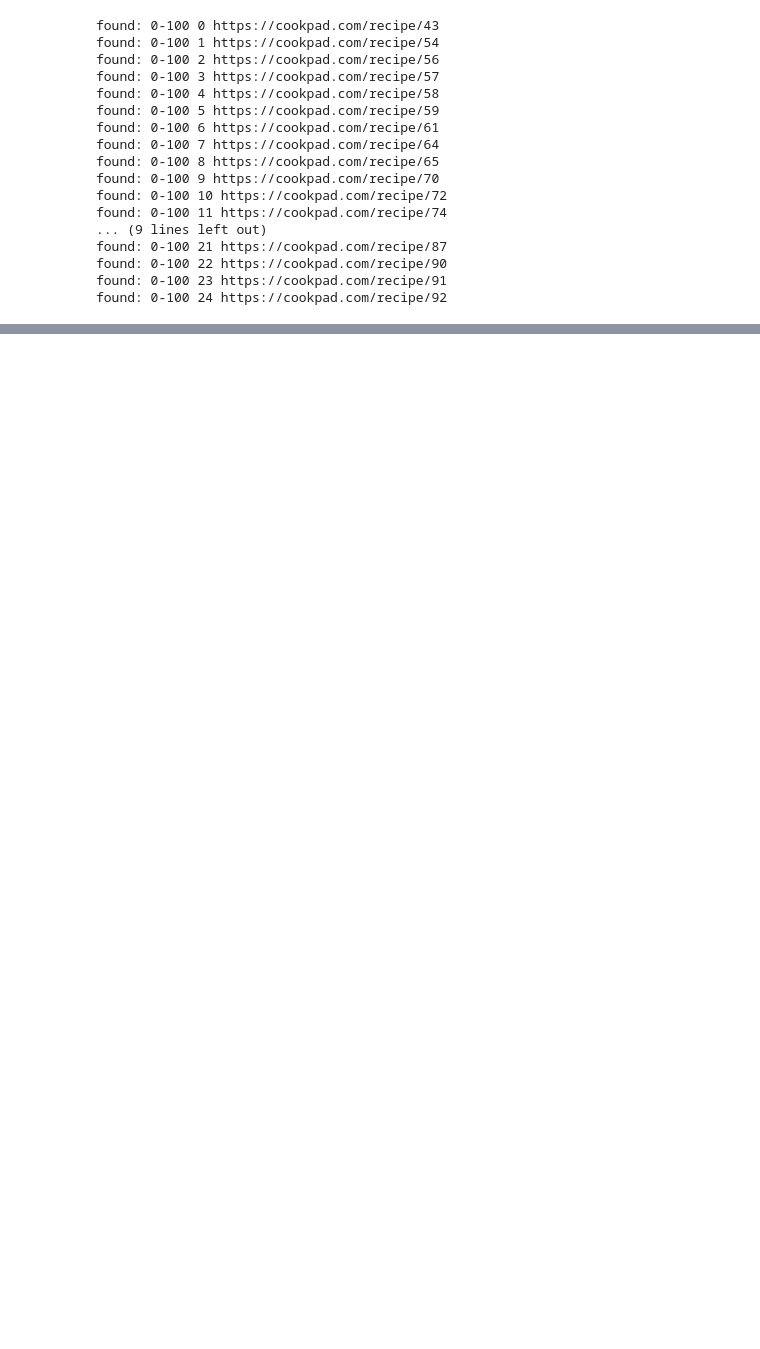
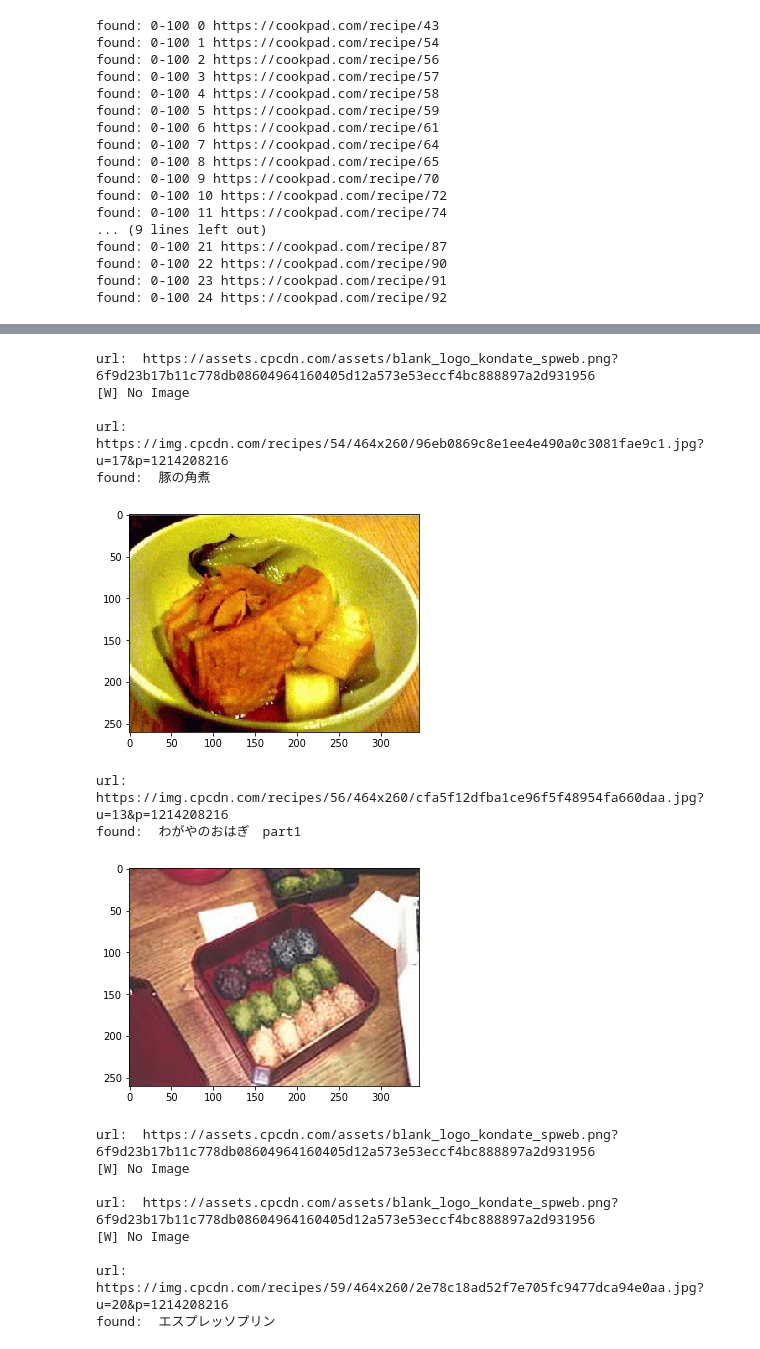
Before and after one commit to Takashi-Ishikawa-0419/dapkooc, a Jupyter notebook: cookpad.ipynb, the cells around one changed output, grey strips where cells are left out. Drawn from its saved outputs; the diff is of its cells as text; code cells hidden in the pictures; blank space fills up the shorter version.

```diff
--- a/cookpad.ipynb
+++ b/cookpad.ipynb
@@ -42,7 +42,7 @@ while(num < nb_menu and tmp < end): # nb_menu個見つけるか、startがendに
             continue
 
 
-with open('data/menu-' + str(start) + '-' + str(end) + '.pkl', 'wb') as f:
+with open('data_sample/menu-' + str(start) + '-' + str(end) + '.pkl', 'wb') as f:
     pickle.dump(menu, f)
 # %% [output]
 found: 0-100 0 https://cookpad.com/recipe/43
@@ -63,10 +63,10 @@ found: 0-100 22 https://cookpad.com/recipe/90
 found: 0-100 23 https://cookpad.com/recipe/91
 found: 0-100 24 https://cookpad.com/recipe/92
 # %%
-with open('data/menu-0-100.pkl', 'rb') as f:
+with open('data_sample/menu-0-100.pkl', 'rb') as f:
     hoge = pickle.load(f)
 
-for i in range(len(hoge)):
+for i in range(3): #range(len(hoge)):
     print()
     print(i)
     print('name: ', hoge[i]['name'])
@@ -95,0 +99,49 @@ recipeInstructions:  ['中華は用意が肝心。豆腐は布巾で包んでボ
+# %%
+import pickle
+
+import io
+import urllib.request
+from PIL import Image
+
+import numpy as np
+import matplotlib.pyplot as plt
+
+# No Image のときの画像はいらない
+url_blacklist = ['https://assets.cpcdn.com/assets/blank_logo_kondate_spweb.png?6f9d23b17b11c778db08604964160405d12a573e53eccf4bc888897a2d931956']
+
+menu_num = 'data_sample/menu-0-100'
+with open(menu_num + '.pkl', 'rb') as f:
+    hoge = pickle.load(f)
+
+for i in range(6):#range(len(hoge)):
+    url = hoge[i]['image']
+    print("url: ", url)
+    if url in url_blacklist:
+        print("[W] No Image\n")
+    else:
+        f = io.BytesIO(urllib.request.urlopen(url).read())
+        img = Image.open(f)
+        #img.save('data_image/' + menu_num + '-' + str(i) + '.png')
+        img = np.asarray(img)
+
+        print('found: ', hoge[i]['name'])
+        plt.imshow(img)
+        plt.show()
+# %% [output]
+url:  https://assets.cpcdn.com/assets/blank_logo_kondate_spweb.png?6f9d23b17b11c778db08604964160405d12a573e53eccf4bc888897a2d931956
+[W] No Image
+
+url:  https://img.cpcdn.com/recipes/54/464x260/96eb0869c8e1ee4e490a0c3081fae9c1.jpg?u=17&p=1214208216
+found:  豚の角煮
+[figure, added]
+url:  https://img.cpcdn.com/recipes/56/464x260/cfa5f12dfba1ce96f5f48954fa660daa.jpg?u=13&p=1214208216
+found:  わがやのおはぎ　part1
+[figure, added]
+url:  https://assets.cpcdn.com/assets/blank_logo_kondate_spweb.png?6f9d23b17b11c778db08604964160405d12a573e53eccf4bc888897a2d931956
+[W] No Image
+
+url:  https://assets.cpcdn.com/assets/blank_logo_kondate_spweb.png?6f9d23b17b11c778db08604964160405d12a573e53eccf4bc888897a2d931956
+[W] No Image
+
+url:  https://img.cpcdn.com/recipes/59/464x260/2e78c18ad52f7e705fc9477dca94e0aa.jpg?u=20&p=1214208216
+found:  エスプレッソプリン
```
Also changed, not shown: parts of 2 cells of this notebook, 8 other files.
